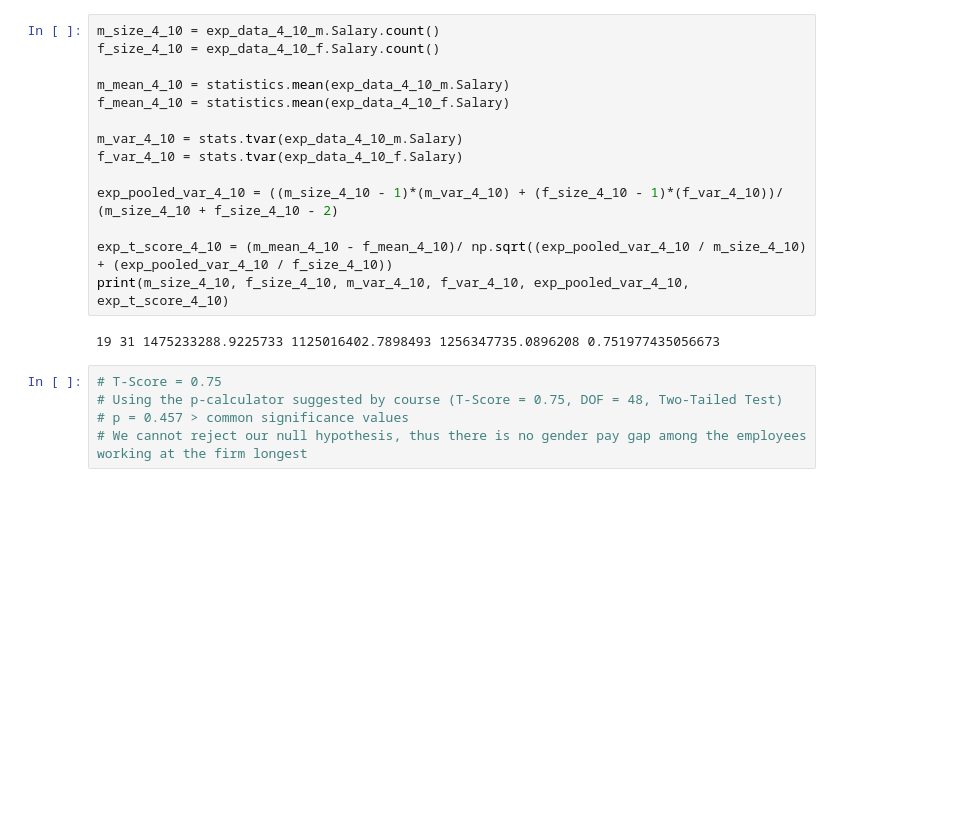
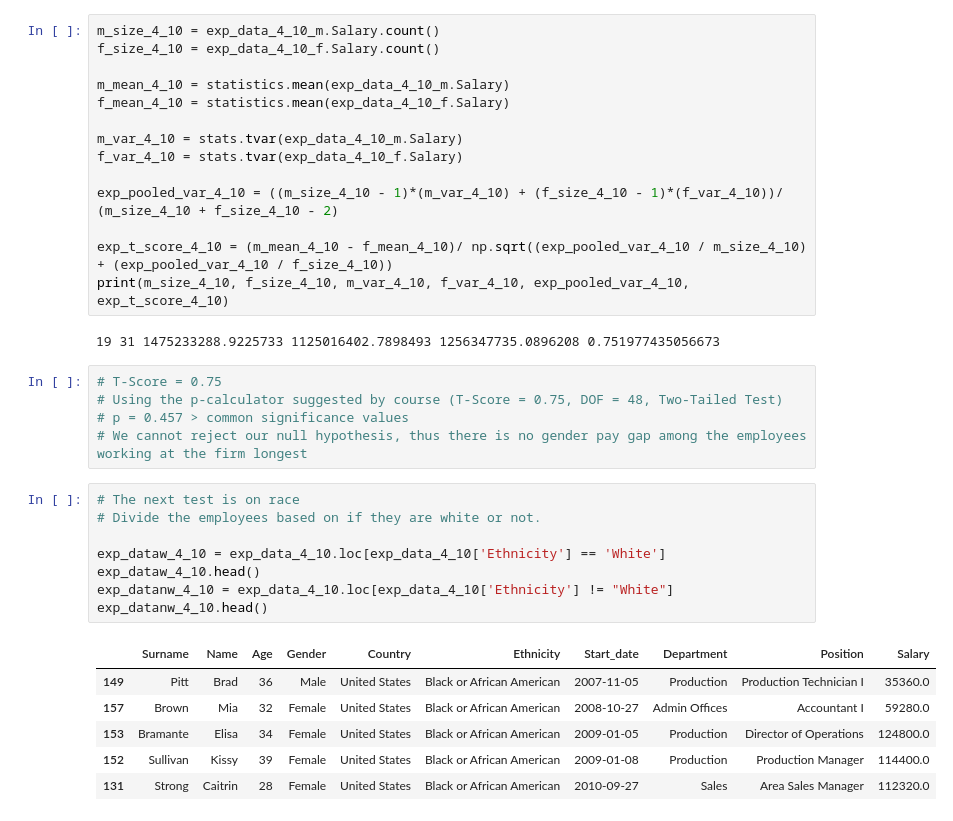
Before and after one commit to Malcolm206/UDEMY_BI_ANALYST, a Jupyter notebook: Untitled.ipynb, the cells around one changed output. Saved outputs shown, nothing was run; the diff lists cells and outputs as text; blank space fills up the shorter version.

```diff
--- a/Untitled.ipynb
+++ b/Untitled.ipynb
@@ -1244,3 +1244,18 @@ print(m_size_4_10, f_size_4_10, m_var_4_10, f_var_4_10, exp_pooled_var_4_10, exp
 # Using the p-calculator suggested by course (T-Score = 0.75, DOF = 48, Two-Tailed Test)
 # p = 0.457 > common significance values
 # We cannot reject our null hypothesis, thus there is no gender pay gap among the employees working at the firm longest
+# %%
+# The next test is on race
+# Divide the employees based on if they are white or not.
+
+exp_dataw_4_10 = exp_data_4_10.loc[exp_data_4_10['Ethnicity'] == 'White']
+exp_dataw_4_10.head()
+exp_datanw_4_10 = exp_data_4_10.loc[exp_data_4_10['Ethnicity'] != "White"]
+exp_datanw_4_10.head()
+# %% [output]
+|  | Surname | Name | Age | Gender | Country | Ethnicity | Start_date | Department | Position | Salary |
+| 149 | Pitt | Brad | 36 | Male | United States | Black or African American | 2007-11-05 | Production | Production Technician I | 35360.0 |
+| 157 | Brown | Mia | 32 | Female | United States | Black or African American | 2008-10-27 | Admin Offices | Accountant I | 59280.0 |
+| 153 | Bramante | Elisa | 34 | Female | United States | Black or African American | 2009-01-05 | Production | Director of Operations | 124800.0 |
+| 152 | Sullivan | Kissy | 39 | Female | United States | Black or African American | 2009-01-08 | Production | Production Manager | 114400.0 |
+| 131 | Strong | Caitrin | 28 | Female | United States | Black or African American | 2010-09-27 | Sales | Area Sales Manager | 112320.0 |
```
Also changed, not shown: parts of 4 cells of this notebook.
